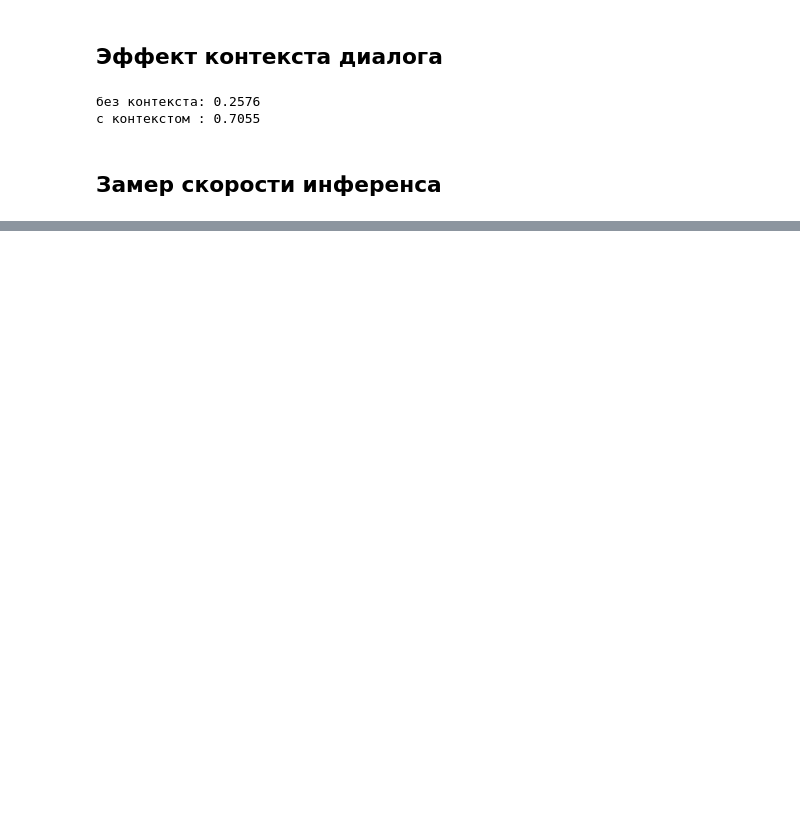
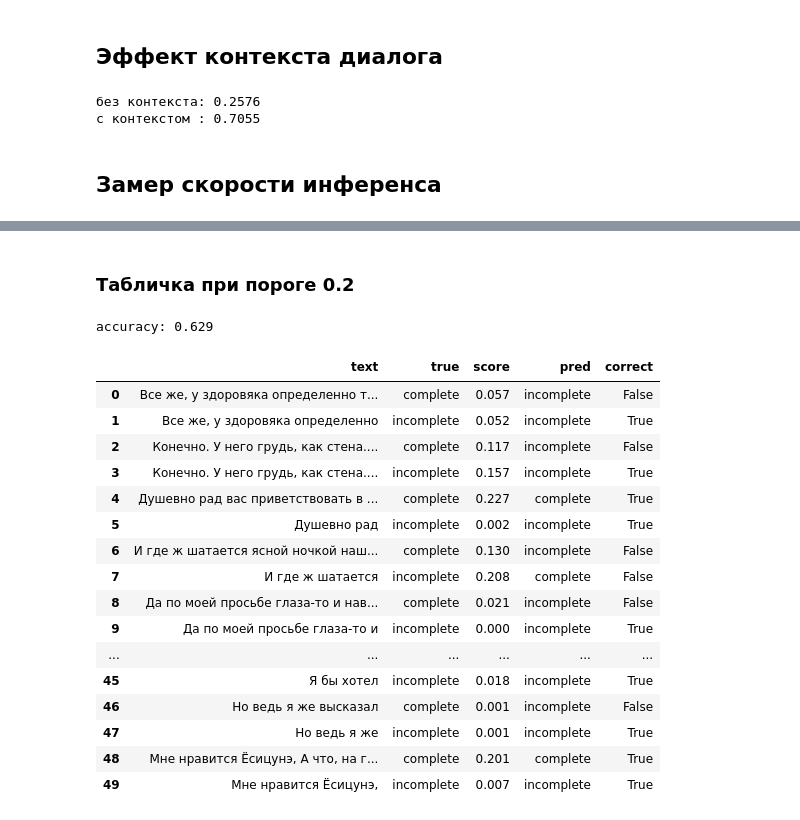
Before and after one commit to aeondf/Eot, a Jupyter notebook: notebooks/02_livekit_turn_detector.ipynb, the cells around one changed output, grey strips where cells are left out. Saved outputs shown, nothing was run; the diff lists cells and outputs as text; code cells hidden in the pictures; blank space fills up the shorter version.

```diff
--- a/notebooks/02_livekit_turn_detector.ipynb
+++ b/notebooks/02_livekit_turn_detector.ipynb
@@ -50,15 +50,9 @@ ru threshold: 0.0032 | meta: {'threshold': 0.0032, 'tpr': 0.9933, 'tnr': 0.8803}
 ONNX уже содержит softmax, дополнительной нормализации не нужно.
 # %%
 def eou_prob(text: str, context: list[dict] | None = None) -> float:
-    """Вероятность что реплика пользователя завершена (0..1).
-
-    context — предыдущие ходы диалога, напр.
-        [{"role": "assistant", "content": "..."},
-         {"role": "user", "content": "..."}]
-    """
     messages = (context or []) + [{"role": "user", "content": text}]
     s = tokenizer.apply_chat_template(messages, tokenize=False, add_generation_prompt=False)
-    s = s.rsplit("<|im_end|>", 1)[0]      # убираем закрывающий тег у последней реплики
+    s = s.rsplit("<|im_end|>", 1)[0] # убираем закрывающий тег у последней реплики
     ids = tokenizer(s, return_tensors="np", add_special_tokens=False)["input_ids"].astype(np.int64)
     prob = session.run(None, {"input_ids": ids})[0]   # [1, seq]
     return float(prob[0, -1])
@@ -144,0 +125,4 @@ FP/FN при нашем пороге (см. `docs/05_metrics.md`).
+# %%
+turns = [l.strip() for l in open("../data/ru_turns.txt", encoding="utf-8") if l.strip()]
+print("реплик:", len(turns))
+turns[:3]
@@ -144,0 +168,8 @@ FP/FN при нашем пороге (см. `docs/05_metrics.md`).
+# %%
+import numpy as np
+
+scores = np.array([eou_prob(text) for text, _ in samples])
+labels = np.array([y for _, y in samples])
+
+print("avg score complete:", round(scores[labels == 1].mean(), 3))
+print("avg score incomplete:", round(scores[labels == 0].mean(), 3))
@@ -144,0 +266,39 @@ FP/FN при нашем пороге (см. `docs/05_metrics.md`).
+# %% [markdown]
+### Табличка при пороге 0.2
+# %%
+import pandas as pd
+import numpy as np
+
+pd.set_option("display.max_colwidth", None)
+
+THRESHOLD = 0.2
+
+df = pd.DataFrame({
+    "text": [t for t, _ in samples],
+    "true": np.where(labels == 1, "complete", "incomplete"),
+    "score": scores.round(3),
+})
+df["pred"] = np.where(df["score"] > THRESHOLD, "complete", "incomplete")
+df["correct"] = df["true"] == df["pred"]
+
+print("accuracy:", round(df["correct"].mean(), 3))
+df.head(50)
+# %% [output]
+accuracy: 0.629
+|  | text | true | score | pred | correct |
+| 0 | Все же, у здоровяка определенно т... | complete | 0.057 | incomplete | False |
+| 1 | Все же, у здоровяка определенно | incomplete | 0.052 | incomplete | True |
+| 2 | Конечно. У него грудь, как стена.... | complete | 0.117 | incomplete | False |
+| 3 | Конечно. У него грудь, как стена.... | incomplete | 0.157 | incomplete | True |
+| 4 | Душевно рад вас приветствовать в ... | complete | 0.227 | complete | True |
+| 5 | Душевно рад | incomplete | 0.002 | incomplete | True |
+| 6 | И где ж шатается ясной ночкой наш... | complete | 0.130 | incomplete | False |
+| 7 | И где ж шатается | incomplete | 0.208 | complete | False |
+| 8 | Да по моей просьбе глаза-то и нав... | complete | 0.021 | incomplete | False |
+| 9 | Да по моей просьбе глаза-то и | incomplete | 0.000 | incomplete | True |
+| ... | ... | ... | ... | ... | ... |
+| 45 | Я бы хотел | incomplete | 0.018 | incomplete | True |
+| 46 | Но ведь я же высказал | complete | 0.001 | incomplete | False |
+| 47 | Но ведь я же | incomplete | 0.001 | incomplete | True |
+| 48 | Мне нравится Ёсицунэ, А что, на г... | complete | 0.201 | complete | True |
+| 49 | Мне нравится Ёсицунэ, | incomplete | 0.007 | incomplete | True |
```
Also changed, not shown: parts of 15 cells of this notebook, 12 other files.
